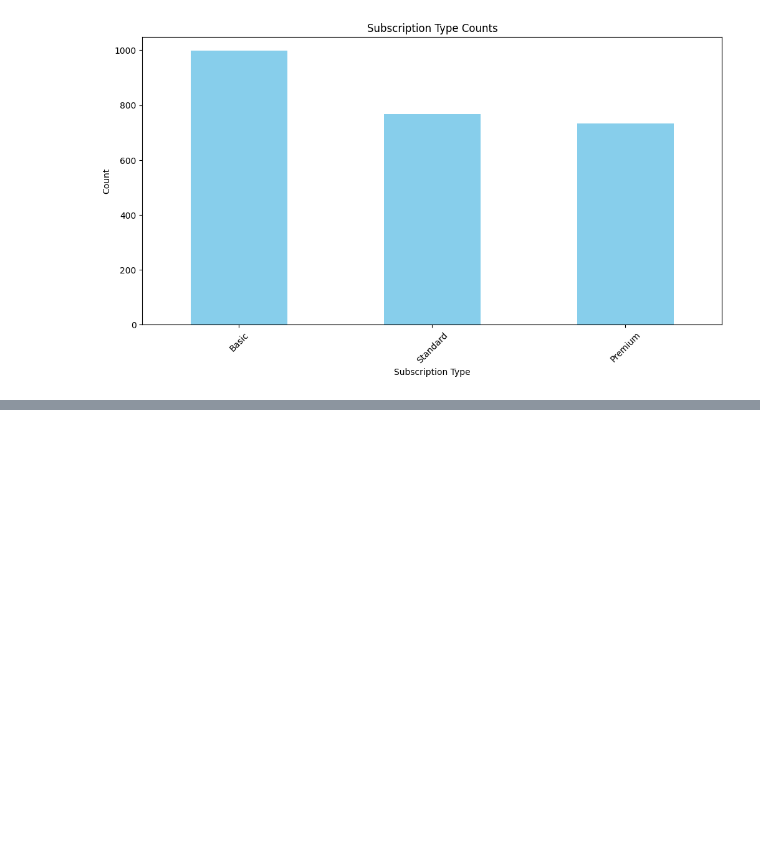
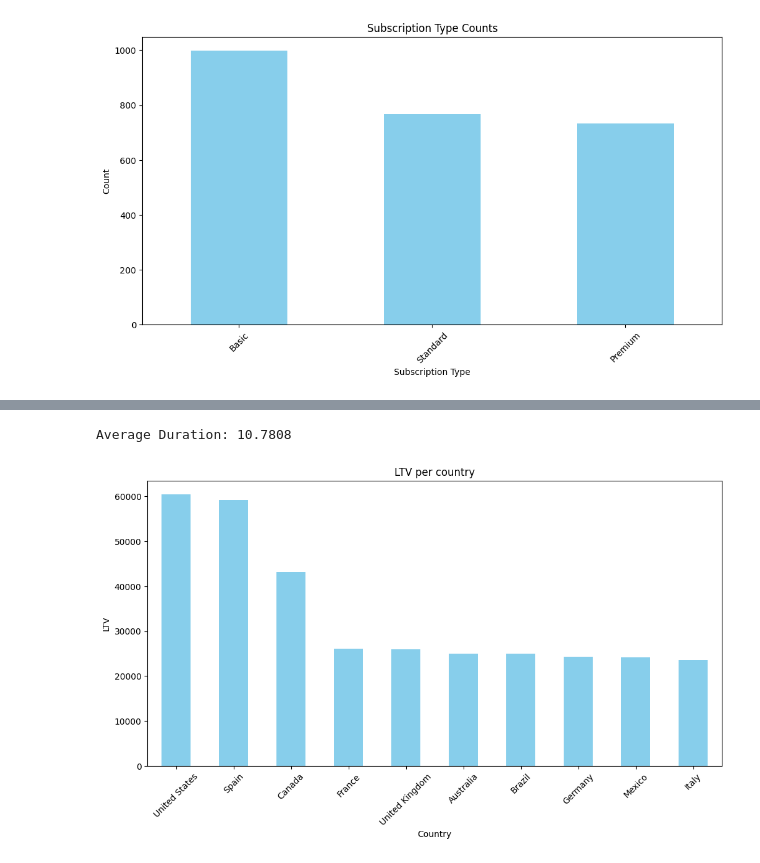
Before and after one commit to Arif-Badhon/PortfolioDataAnalyticsPython, a Jupyter notebook: main.ipynb, the cells around one changed output, grey strips where cells are left out. Saved outputs shown, nothing was run; the diff lists cells and outputs as text; code cells hidden in the pictures; blank space fills up the shorter version.

```diff
--- a/main.ipynb
+++ b/main.ipynb
@@ -92,0 +177,7 @@ fig.show()
+# %%
+#Calculate the revenue
+
+df['Join Date'] = pd.to_datetime(df['Join Date'], format='%d-%m-%y')
+df['Last Payment Date'] = pd.to_datetime(df['Last Payment Date'], format='%d-%m-%y')
+df['Duration']=(df['Last Payment Date'] - df['Join Date']).dt.days
+df['Duration Months'] = df['Duration'].apply(lambda x: math.ceil(x / 30))
@@ -92,0 +186,18 @@ fig.show()
+# %%
+print(f"Average Duration: {average_duration}")
+# %% [output]
+Average Duration: 10.7808
+# %%
+#Life time value
+df['LTV'] = df['Monthly Revenue']*df['Duration Months']
+# %%
+ltv_per_country_sum = df.groupby('Country')['LTV'].sum().sort_values(ascending=False)
+plt.figure(figsize=(12,6))
+ltv_per_country_sum.plot(kind='bar', color='skyblue')
+plt.title('LTV per country')
+plt.xlabel('Country')
+plt.ylabel('LTV')
+plt.xticks(rotation=45)
+plt.show()
+# %% [output]
+[figure, added]
```
Also changed, not shown: parts of 7 cells of this notebook.
